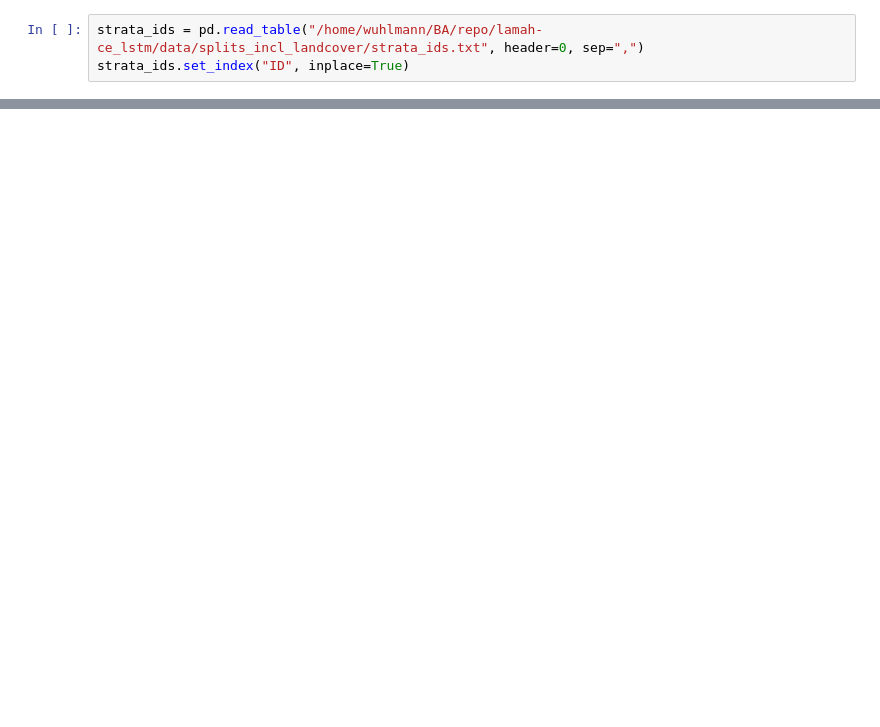
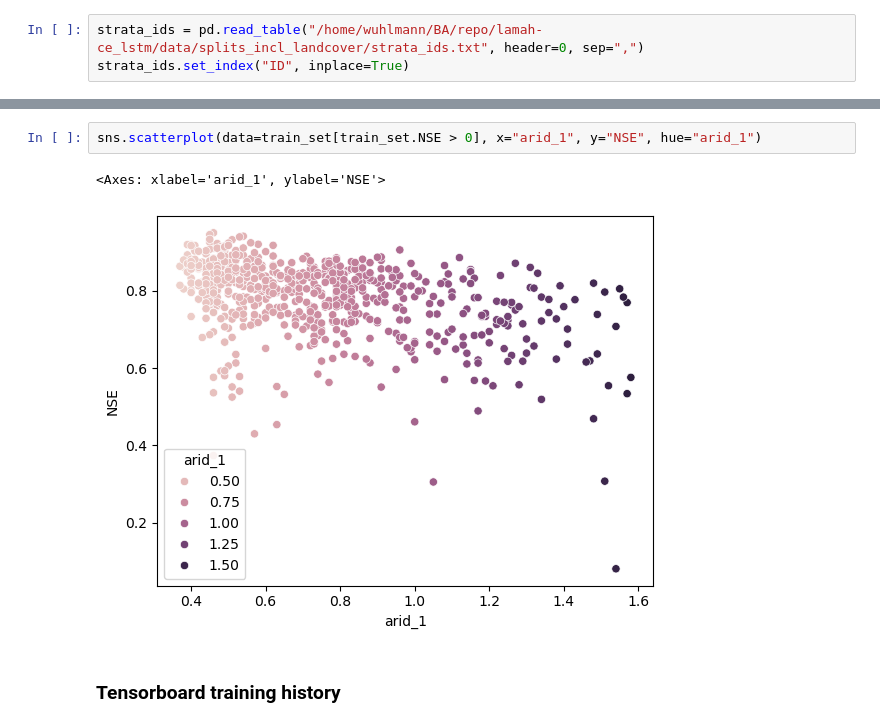
Before and after one commit to tripleUU-U/lamah-ce_lstm, a Jupyter notebook: analysis/evaluation/evaluation.ipynb, the cells around one changed output, grey strips where cells are left out. Drawn from its saved outputs; the diff is of its cells as text; blank space fills up the shorter version.

```diff
--- a/analysis/evaluation/evaluation.ipynb
+++ b/analysis/evaluation/evaluation.ipynb
@@ -66,0 +136,7 @@ lamah_gdf[(lamah_gdf.NSE > 0) & (lamah_gdf.period == "test")].plot(column="NSE",
+# %%
+sns.scatterplot(data=train_set[train_set.NSE > 0], x="arid_1", y="NSE", hue="arid_1")
+# %% [output]
+<Axes: xlabel='arid_1', ylabel='NSE'>
+[figure, added]
+# %% [markdown]
+### Tensorboard training history
```
Also changed, not shown: parts of 18 cells of this notebook, 26 other files.
